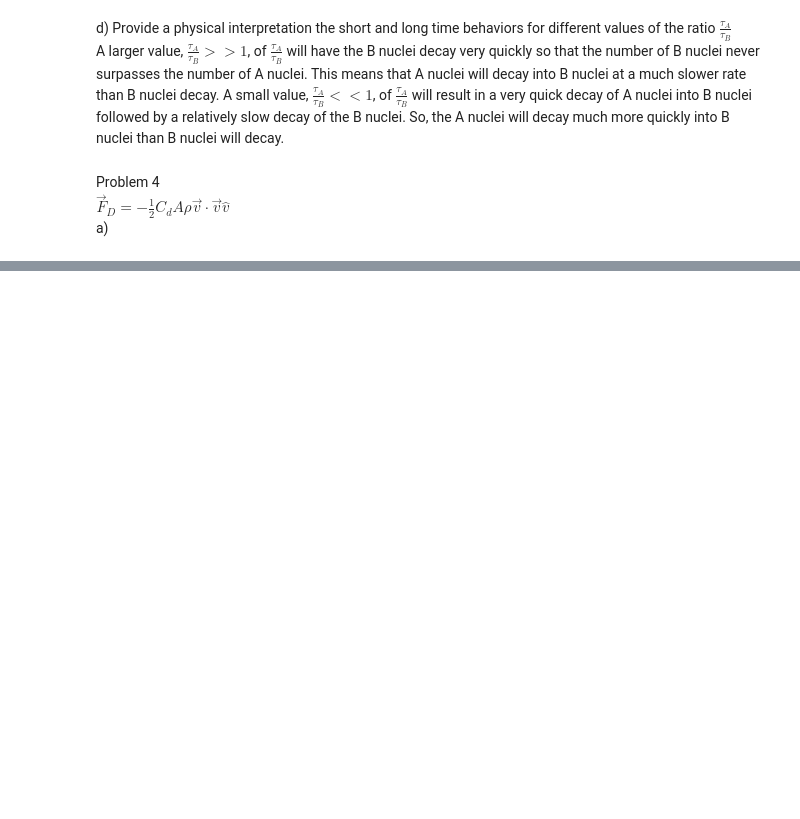
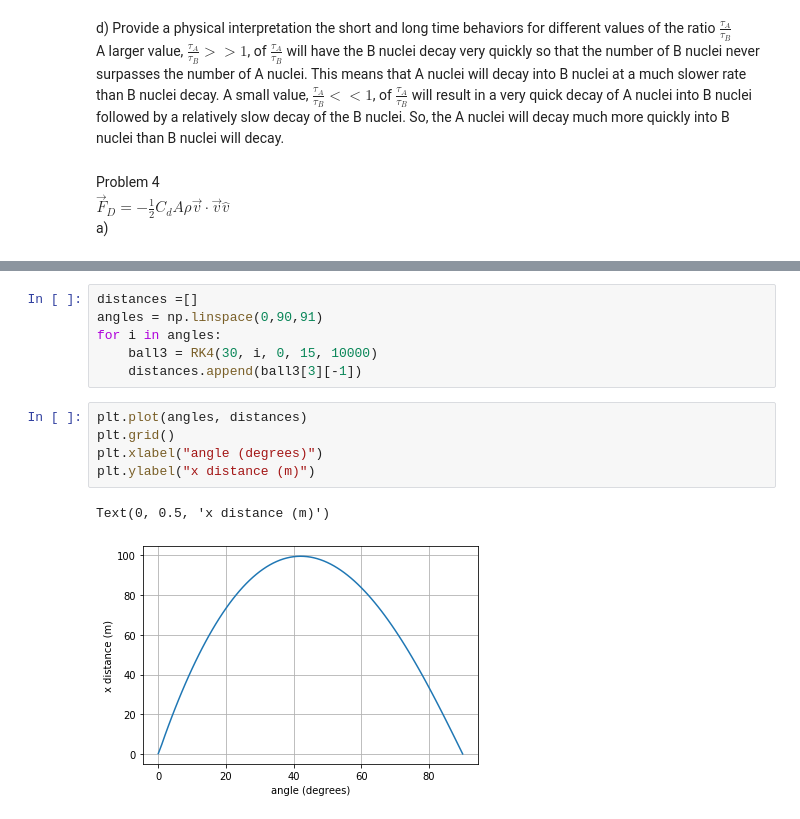
Before and after one commit to calvin-bales/Lectures, a Jupyter notebook: Homework_1.ipynb, the cells around one changed output, grey strips where cells are left out. Saved outputs shown, nothing was run; the diff lists cells and outputs as text; blank space fills up the shorter version.

```diff
--- a/Homework_1.ipynb
+++ b/Homework_1.ipynb
@@ -361,0 +383,14 @@ plt.grid()
+# %%
+distances =[]
+angles = np.linspace(0,90,91)
+for i in angles:
+    ball3 = RK4(30, i, 0, 15, 10000)
+    distances.append(ball3[3][-1])
+# %%
+plt.plot(angles, distances)
+plt.grid()
+plt.xlabel("angle (degrees)")
+plt.ylabel("x distance (m)")
+# %% [output]
+Text(0, 0.5, 'x distance (m)')
+[figure, added]
```
Also changed, not shown: parts of 20 cells of this notebook, 1 other file.
